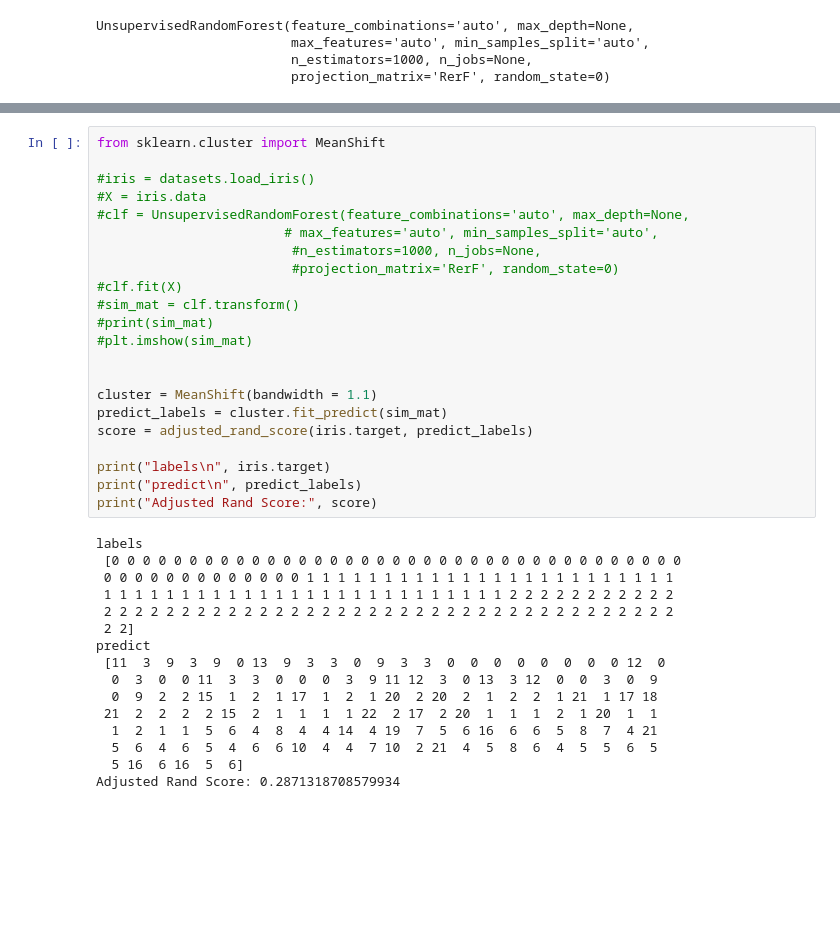
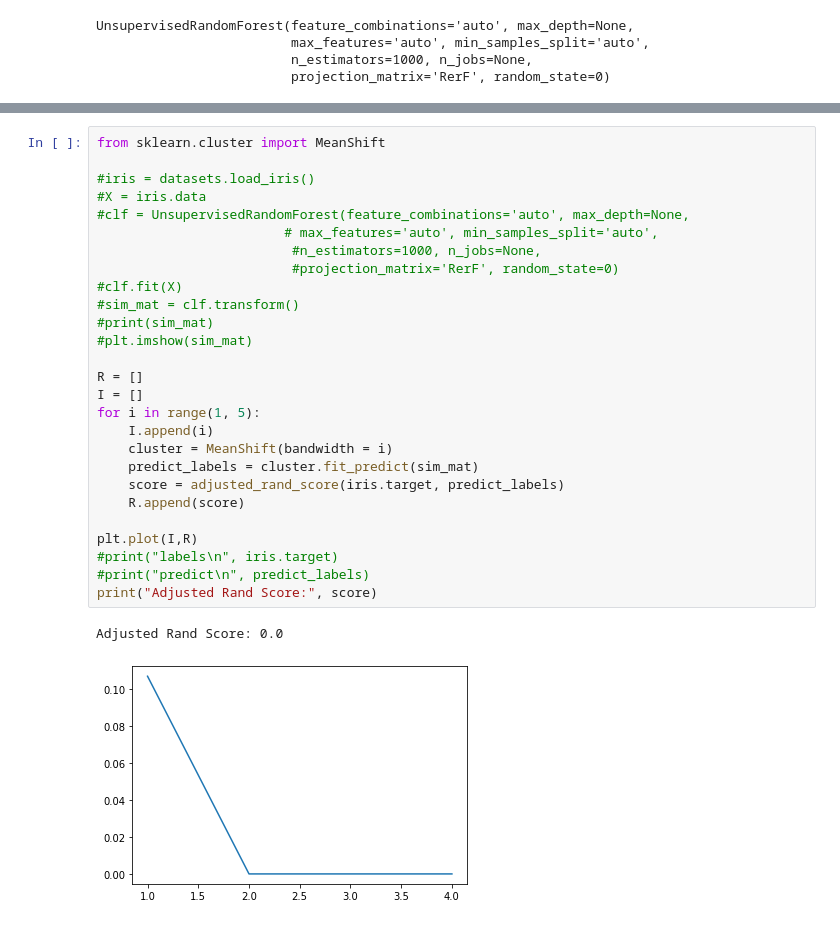
Before and after one commit to NeuroDataDesign/team-forbidden-forest, a Jupyter notebook: Parimal Joshi/Trial_Pj.ipynb, the cells around one changed output, grey strips where cells are left out. Saved outputs shown, nothing was run; the diff lists cells and outputs as text; blank space fills up the shorter version.

```diff
--- a/Parimal Joshi/Trial_Pj.ipynb
+++ b/Parimal Joshi/Trial_Pj.ipynb
@@ -97,41 +91,33 @@ Adjusted Rand Score: 0.532611742254823
 # %%
 from sklearn.cluster import MeanShift
 
 #iris = datasets.load_iris()
 #X = iris.data
 #clf = UnsupervisedRandomForest(feature_combinations='auto', max_depth=None,
                         # max_features='auto', min_samples_split='auto',
                          #n_estimators=1000, n_jobs=None,
                          #projection_matrix='RerF', random_state=0)
 #clf.fit(X)
 #sim_mat = clf.transform()
 #print(sim_mat)
 #plt.imshow(sim_mat)
 
+R = []
+I = []
+for i in range(1, 5):
+    I.append(i)
+    cluster = MeanShift(bandwidth = i)
+    predict_labels = cluster.fit_predict(sim_mat)
+    score = adjusted_rand_score(iris.target, predict_labels)
+    R.append(score)
 
-cluster = MeanShift(bandwidth = 1.1)
-predict_labels = cluster.fit_predict(sim_mat)
-score = adjusted_rand_score(iris.target, predict_labels)
-
-print("labels\n", iris.target)
-print("predict\n", predict_labels)
+plt.plot(I,R)
+#print("labels\n", iris.target)
+#print("predict\n", predict_labels)
 print("Adjusted Rand Score:", score)
 # %% [output]
-labels
- [0 0 0 0 0 0 0 0 0 0 0 0 0 0 0 0 0 0 0 0 0 0 0 0 0 0 0 0 0 0 0 0 0 0 0 0 0
- 0 0 0 0 0 0 0 0 0 0 0 0 0 1 1 1 1 1 1 1 1 1 1 1 1 1 1 1 1 1 1 1 1 1 1 1 1
- 1 1 1 1 1 1 1 1 1 1 1 1 1 1 1 1 1 1 1 1 1 1 1 1 1 1 2 2 2 2 2 2 2 2 2 2 2
- 2 2 2 2 2 2 2 2 2 2 2 2 2 2 2 2 2 2 2 2 2 2 2 2 2 2 2 2 2 2 2 2 2 2 2 2 2
- 2 2]
-predict
- [11  3  9  3  9  0 13  9  3  3  0  9  3  3  0  0  0  0  0  0  0  0 12  0
-  0  3  0  0 11  3  3  0  0  0  3  9 11 12  3  0 13  3 12  0  0  3  0  9
-  0  9  2  2 15  1  2  1 17  1  2  1 20  2 20  2  1  2  2  1 21  1 17 18
- 21  2  2  2  2 15  2  1  1  1  1 22  2 17  2 20  1  1  1  2  1 20  1  1
-  1  2  1  1  5  6  4  8  4  4 14  4 19  7  5  6 16  6  6  5  8  7  4 21
-  5  6  4  6  5  4  6  6 10  4  4  7 10  2 21  4  5  8  6  4  5  5  6  5
-  5 16  6 16  5  6]
-Adjusted Rand Score: 0.2871318708579934
+Adjusted Rand Score: 0.0
+[figure, added]
 # %%
 from sklearn.cluster import SpectralClustering
 
```
Also changed, not shown: parts of 5 cells of this notebook.
